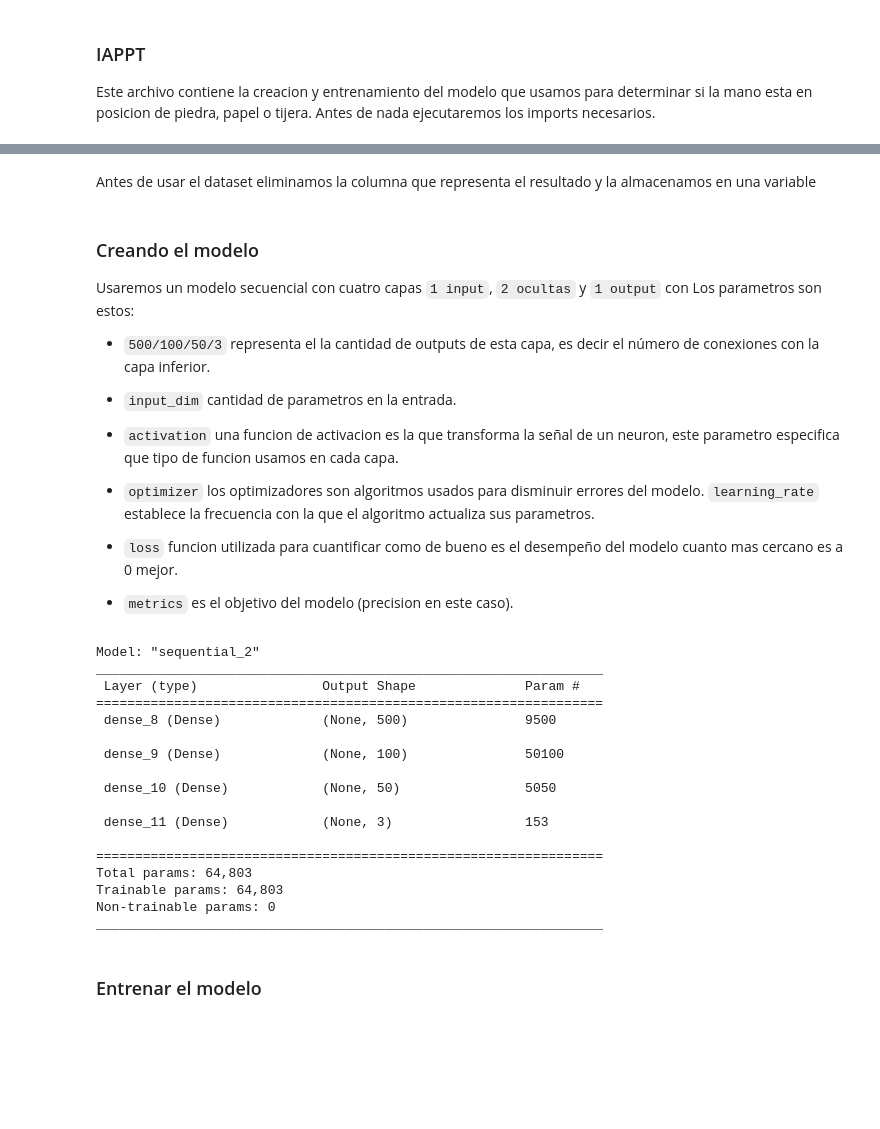
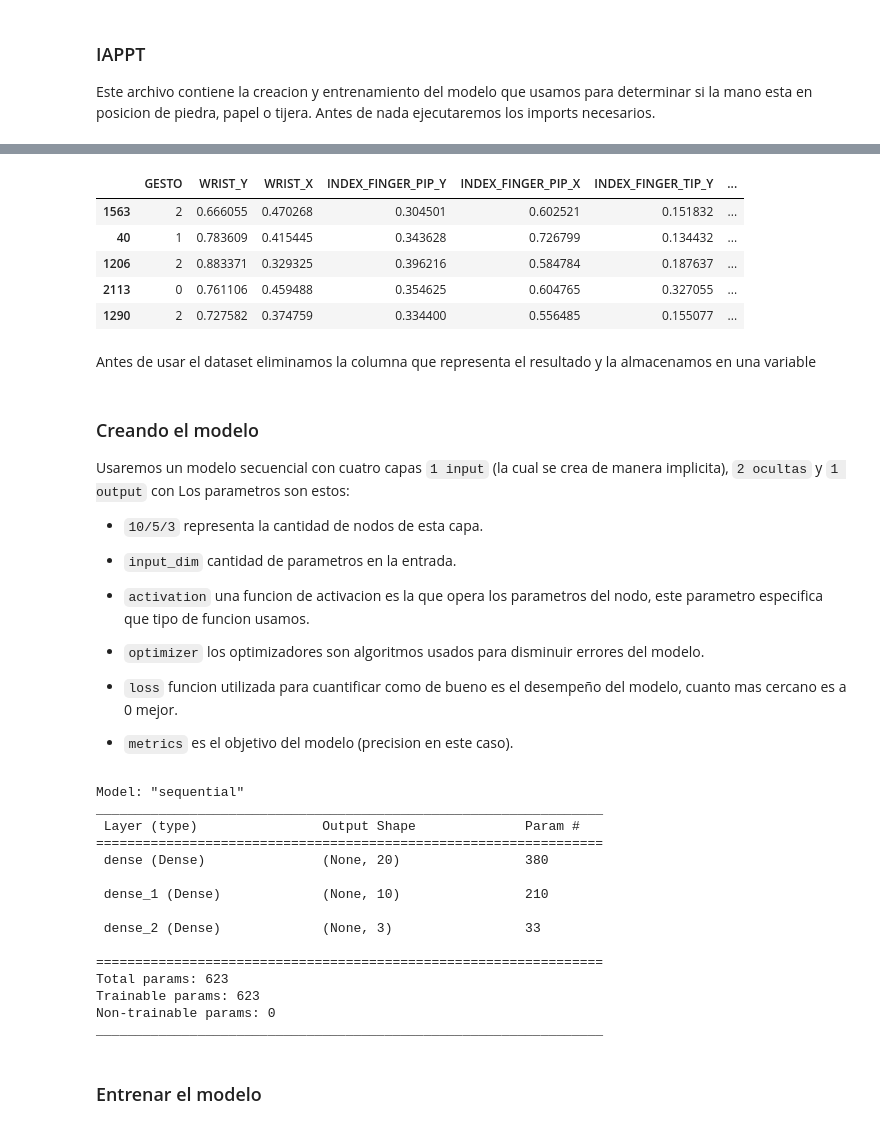
Before and after one commit to marioEzquerro/IAPPT, a Jupyter notebook: v2_IAPPT.ipynb, the cells around one changed output, grey strips where cells are left out. Cells and saved outputs as stored; diff of their text form; code cells hidden in the pictures; blank space fills up the shorter version.

````diff
--- a/v2_IAPPT.ipynb
+++ b/v2_IAPPT.ipynb
@@ -37,7 +23,15 @@ Y quedan definidos asi en el csv:
 # %%
 # A almacenamos los datos de los ficheros
 data_train = pd.read_csv(const.TRAINING_CSV)
 data_eval = pd.read_csv(const.EVALUATION_CSV)
+data_train.sample(5)
+# %% [output]
+|  | GESTO | WRIST_Y | WRIST_X | INDEX_FINGER_PIP_Y | INDEX_FINGER_PIP_X | INDEX_FINGER_TIP_Y | ... |
+| 1563 | 2 | 0.666055 | 0.470268 | 0.304501 | 0.602521 | 0.151832 | ... |
+| 40 | 1 | 0.783609 | 0.415445 | 0.343628 | 0.726799 | 0.134432 | ... |
+| 1206 | 2 | 0.883371 | 0.329325 | 0.396216 | 0.584784 | 0.187637 | ... |
+| 2113 | 0 | 0.761106 | 0.459488 | 0.354625 | 0.604765 | 0.327055 | ... |
+| 1290 | 2 | 0.727582 | 0.374759 | 0.334400 | 0.556485 | 0.155077 | ... |
 # %% [markdown]
 Antes de usar el dataset eliminamos la columna que representa el resultado y la almacenamos en una variable
 # %%
@@ -46,16 +40,17 @@ train_y = to_categorical(data_train.pop('gesto'))
 eval_y = to_categorical(data_eval.pop('gesto'))
 # %% [markdown]
 ###  Creando el modelo
-Usaremos un modelo secuencial con cuatro capas ```1 input```, ```2 ocultas``` y ```1 output``` con
+Usaremos un modelo secuencial con cuatro capas ```1 input``` (la cual se crea de manera implicita), ```2 ocultas``` y ```1 output``` con
 Los parametros son estos:
 
-- ```500/100/50/3``` representa el la cantidad de outputs de esta capa, es decir el número de conexiones con la capa inferior.
+- ```10/5/3``` representa la cantidad de nodos de esta capa.
 
 - ```input_dim``` cantidad de parametros en la entrada.
 
-- ```activation``` una funcion de activacion es la que transforma la señal de un neuron, este parametro especifica que tipo de funcion usamos en cada capa.
+- ```activation``` una funcion de activacion es la que opera los parametros del nodo, este parametro especifica que tipo de funcion usamos.
 
-- ```optimizer``` los optimizadores son algoritmos usados para disminuir errores del modelo. ```learning_rate``` establece la frecuencia con la que el algoritmo actualiza sus parametros.
-- ```loss``` funcion utilizada para cuantificar como de bueno es el desempeño del modelo cuanto mas cercano es a 0 mejor.
+- ```optimizer``` los optimizadores son algoritmos usados para disminuir errores del modelo.
+
+- ```loss``` funcion utilizada para cuantificar como de bueno es el desempeño del modelo, cuanto mas cercano es a 0 mejor.
 
 - ```metrics``` es el objetivo del modelo (precision en este caso).
@@ -62,33 +59,30 @@ Los parametros son estos:
 # %%
 model = Sequential()
-model.add(Dense(500, activation='relu', input_dim=18))
-model.add(Dense(100, activation='relu'))
-model.add(Dense(50, activation='relu'))
+model.add(Dense(20, activation='relu', input_dim=18))
+model.add(Dense(10, activation='relu'))
 model.add(Dense(3, activation='softmax'))
 
 # Compilar el modelo
-model.compile(optimizer=tf.optimizers.Adam(learning_rate=0.03),
+model.compile(optimizer=tf.keras.optimizers.Adam(),
               loss='categorical_crossentropy',
               metrics=['accuracy'])
 
 # Mostrar estructura del modelo
 model.summary()
 # %% [output]
-Model: "sequential_2"
+Model: "sequential"
 _________________________________________________________________
  Layer (type)                Output Shape              Param #
 =================================================================
- dense_8 (Dense)             (None, 500)               9500
+ dense (Dense)               (None, 20)                380
 
- dense_9 (Dense)             (None, 100)               50100
+ dense_1 (Dense)             (None, 10)                210
 
- dense_10 (Dense)            (None, 50)                5050
-
- dense_11 (Dense)            (None, 3)                 153
+ dense_2 (Dense)             (None, 3)                 33
 
 =================================================================
-Total params: 64,803
-Trainable params: 64,803
+Total params: 623
+Trainable params: 623
 Non-trainable params: 0
 _________________________________________________________________
 # %% [markdown]
````
Also changed, not shown: parts of 10 cells of this notebook, 7 other files.
